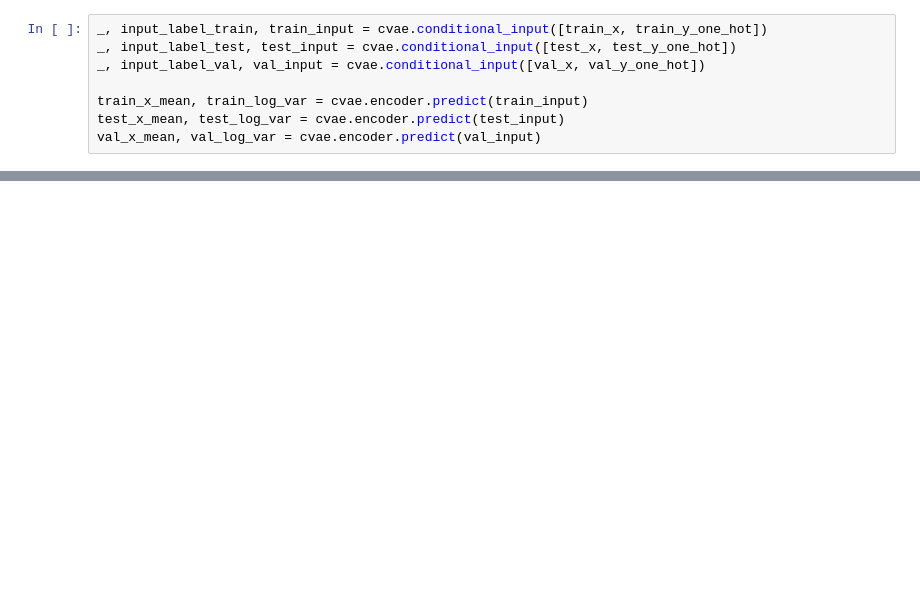
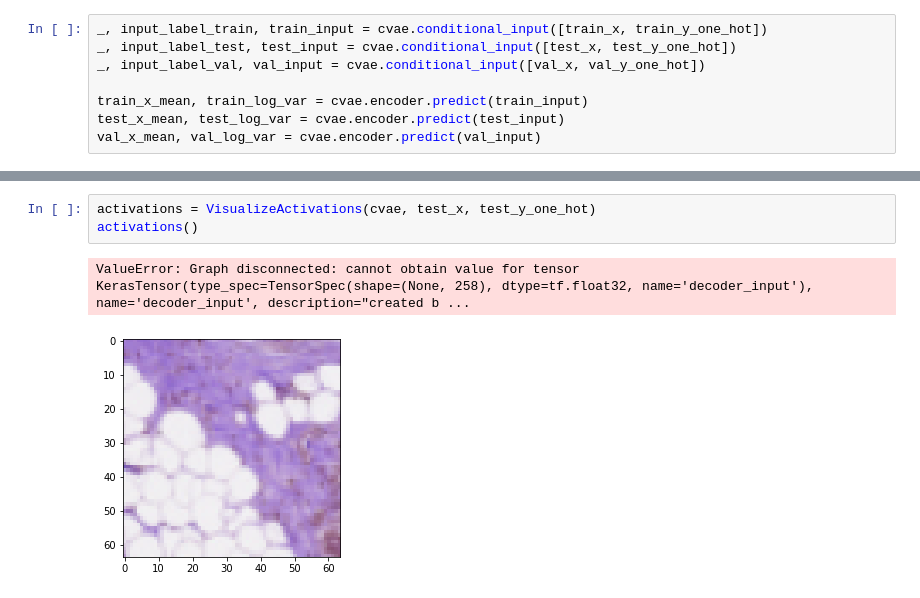
Before and after one commit to nderus/H-VAE, a Jupyter notebook: train.ipynb, the cells around one changed output, grey strips where cells are left out. Drawn from its saved outputs; the diff is of its cells as text; blank space fills up the shorter version.

```diff
--- a/train.ipynb
+++ b/train.ipynb
@@ -126,0 +267,6 @@ plt.cm.tab10
+# %%
+activations = VisualizeActivations(cvae, test_x, test_y_one_hot)
+activations()
+# %% [output]
+ValueError: Graph disconnected: cannot obtain value for tensor KerasTensor(type_spec=TensorSpec(shape=(None, 258), dtype=tf.float32, name='decoder_input'), name='decoder_input', description="created b ...
+[figure, added]
```
Also changed, not shown: parts of 17 cells of this notebook, 4 other files.
